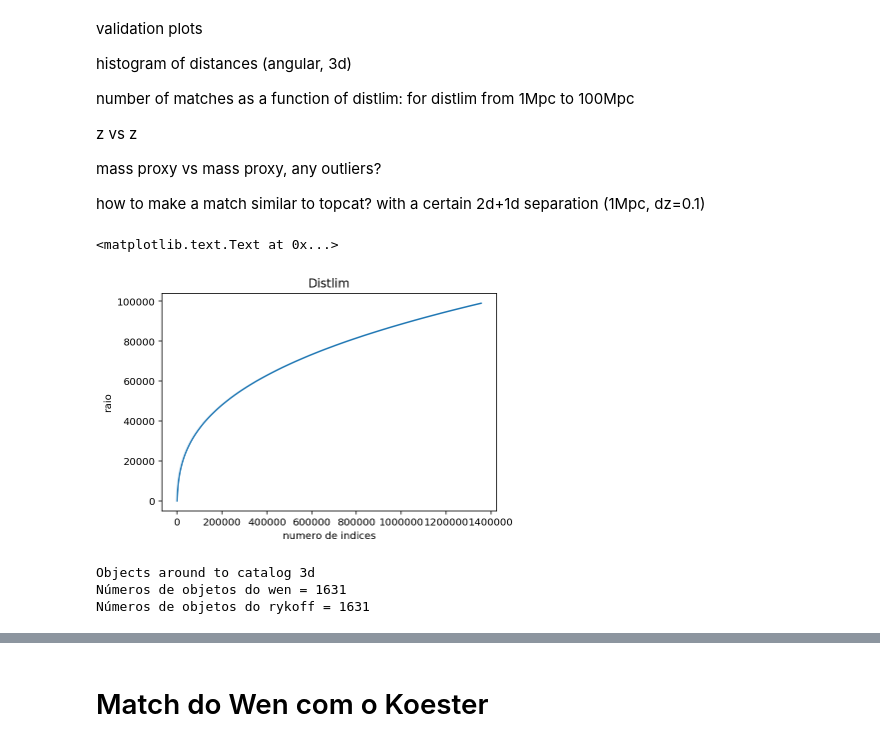
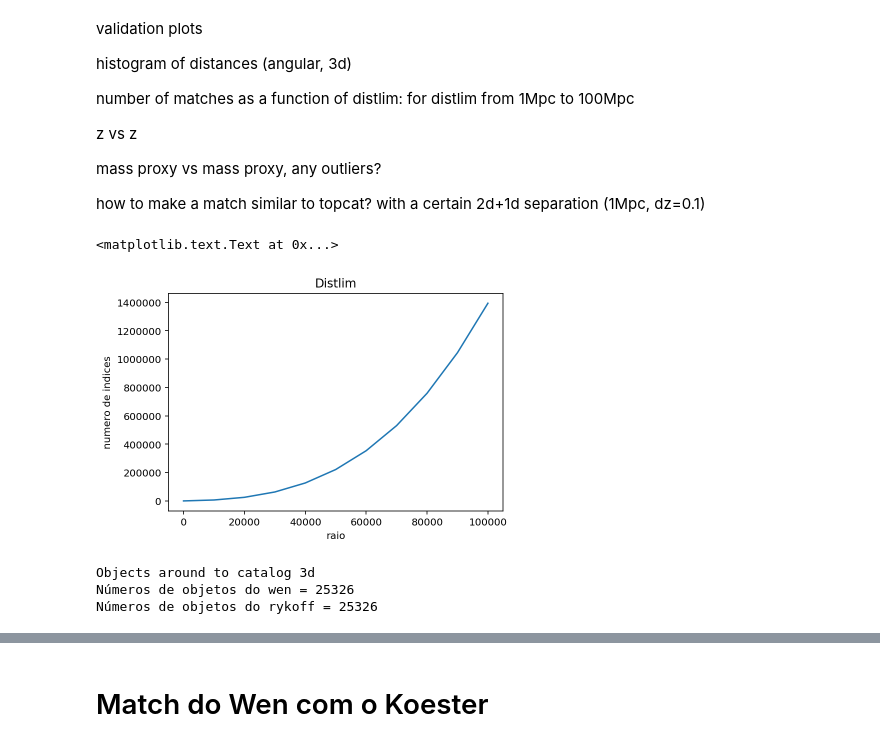
Before and after one commit to clusteron/comparison, a Jupyter notebook: Matches.ipynb, the cells around one changed output, grey strips where cells are left out. Saved outputs shown, nothing was run; the diff lists cells and outputs as text; code cells hidden in the pictures.

```diff
--- a/Matches.ipynb
+++ b/Matches.ipynb
@@ -100,30 +100,30 @@ how to make a match similar to topcat? with a certain 2d+1d separation (1Mpc, dz
 # Função distlim
 lista_i = []
 lista_r = []
-for i in range(0,100000,1000):
+for i in range(0,101000,10000):
     idxc_w, idxc_r, d2d, d3d = c_r.search_around_3d(c_w, i*u.kpc)
     lista_i.append(len(idxc_w))
     lista_r.append(i)
 # %%
 # Plot da função distlim
 fig = plt.figure(1)
 ax = fig.add_subplot(111)
-plt. plot(lista_i,lista_r)
-plt.xlabel('numero de indices')
-plt.ylabel('raio')
+plt. plot(lista_r,lista_i)
+plt.ylabel('numero de indices')
+plt.xlabel('raio')
 plt.title('Distlim')
 # %% [output]
 <matplotlib.text.Text at 0x...>
-[figure, old version]
+[figure, new version]
 # %%
 print 'Objects around to catalog 3d'
-idxc_w, idxc_r, d2d, d3d = c_r.search_around_3d(c_w, 4000*u.kpc)
+idxc_w, idxc_r, d2d, d3d = c_r.search_around_3d(c_w, 20000*u.kpc)
 print 'Números de objetos do wen =',len(idxc_w)
 print 'Números de objetos do rykoff =',len(idxc_r)
 # %% [output]
 Objects around to catalog 3d
-Números de objetos do wen = 1631
-Números de objetos do rykoff = 1631
+Números de objetos do wen = 25326
+Números de objetos do rykoff = 25326
 # %%
 # Histograma de d2d
 plt.hist(d2d)
```
Also changed, not shown: parts of 52 cells of this notebook.
